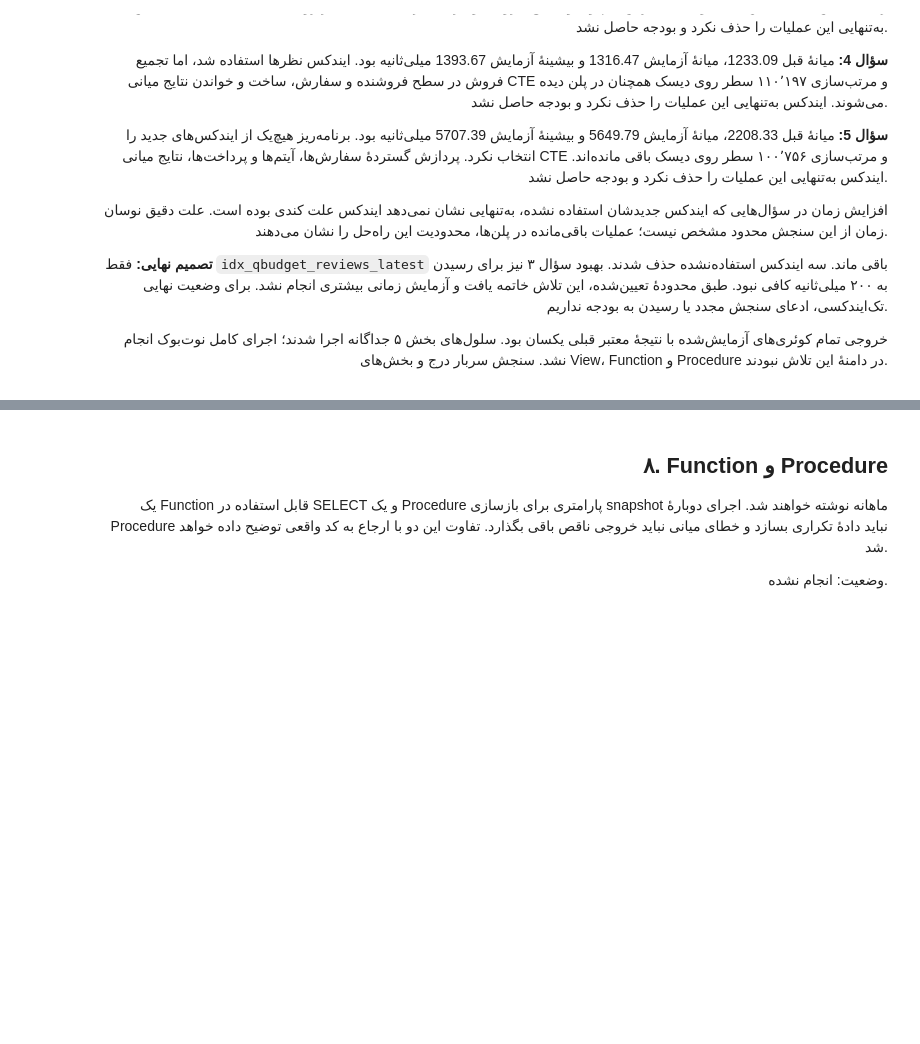
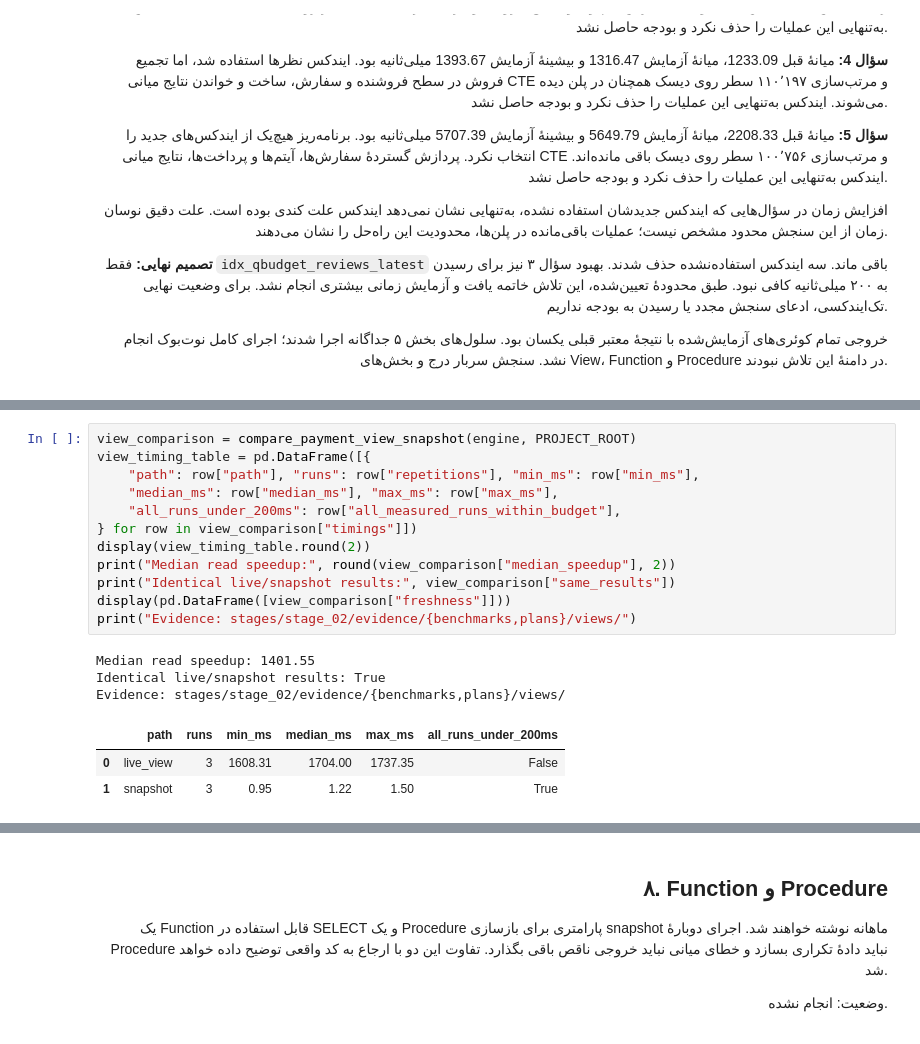
Before and after one commit to Ehsan-soveyzi/data_factory, a Jupyter notebook: stages/stage_02/solution.ipynb, the cells around one changed output, grey strips where cells are left out. Drawn from its saved outputs; the diff is of its cells as text; blank space fills up the shorter version.

```diff
--- a/stages/stage_02/solution.ipynb
+++ b/stages/stage_02/solution.ipynb
@@ -2346,0 +2398,19 @@ Three unused candidates were removed; only the latest-review index remains. No f
+# %%
+view_comparison = compare_payment_view_snapshot(engine, PROJECT_ROOT)
+view_timing_table = pd.DataFrame([{
+    "path": row["path"], "runs": row["repetitions"], "min_ms": row["min_ms"],
+    "median_ms": row["median_ms"], "max_ms": row["max_ms"],
+    "all_runs_under_200ms": row["all_measured_runs_within_budget"],
+} for row in view_comparison["timings"]])
+display(view_timing_table.round(2))
+print("Median read speedup:", round(view_comparison["median_speedup"], 2))
+print("Identical live/snapshot results:", view_comparison["same_results"])
+display(pd.DataFrame([view_comparison["freshness"]]))
+print("Evidence: stages/stage_02/evidence/{benchmarks,plans}/views/")
+# %% [output]
+Median read speedup: 1401.55
+Identical live/snapshot results: True
+Evidence: stages/stage_02/evidence/{benchmarks,plans}/views/
+|  | path | runs | min_ms | median_ms | max_ms | all_runs_under_200ms |
+| 0 | live_view | 3 | 1608.31 | 1704.00 | 1737.35 | False |
+| 1 | snapshot | 3 | 0.95 | 1.22 | 1.50 | True |
```
Also changed, not shown: parts of 13 cells of this notebook, 22 other files.
